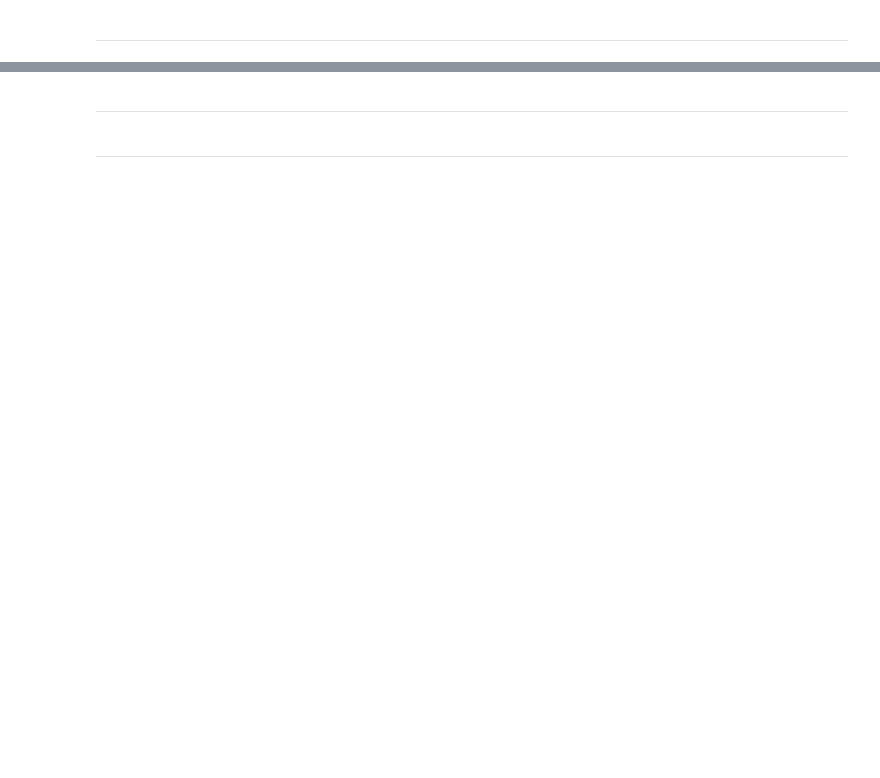
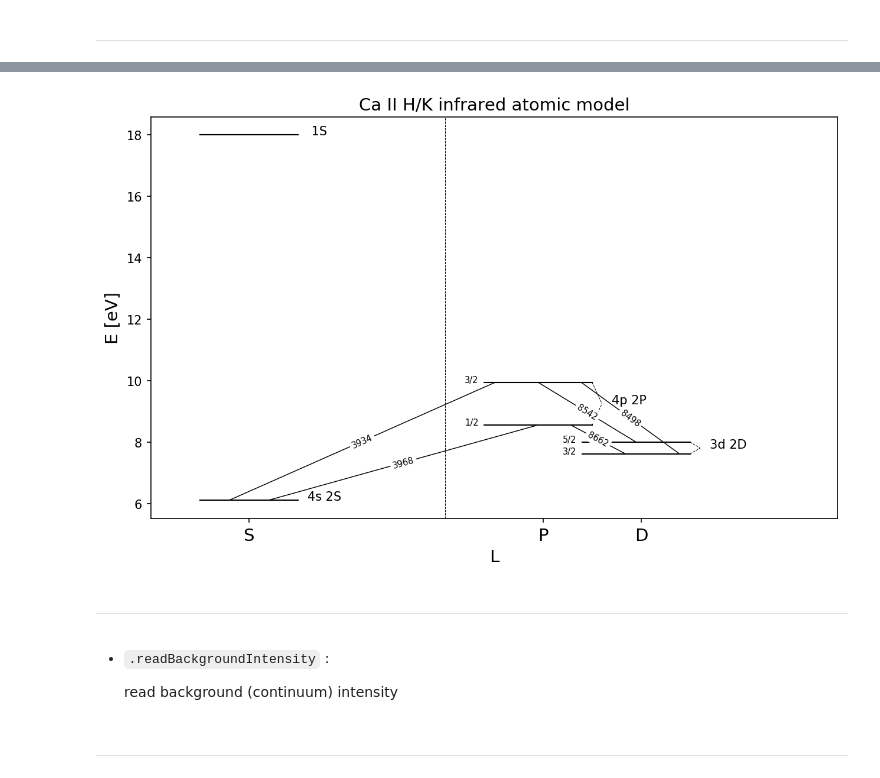
Before and after one commit to kouui/spectra-deprecated, a Jupyter notebook: notebooks/Demo_FullStatisticalEquilirbium_v1.ipynb, the cells around one changed output, grey strips where cells are left out. Drawn from its saved outputs; the diff is of its cells as text; code cells hidden in the pictures; blank space fills up the shorter version.

```diff
--- a/notebooks/Demo_FullStatisticalEquilirbium_v1.ipynb
+++ b/notebooks/Demo_FullStatisticalEquilirbium_v1.ipynb
@@ -38,19 +103,25 @@ atom.read_Radiative_Line_intensity(_folder="../data/intensity/Ca_II/")
 # %%
-gro = Grotrian.Grotrian(_atom=atom, _conf_prefix="1s2.2s2.2p6.3s2.")
+gro = Grotrian.Grotrian(_atom=atom, _conf_prefix="1s2.2s2.2p6.3s2.3p6.")
 gro.make_fig(_figsize=(10,6),_dpi=150, _f=50)
 
 line_plot = (
         (0, 3, "3968", 0.7, 0.5),
         (0, 4, "3934", 0.3, 0.1),
         (1, 3, "8662", 0.4, 0.8),
         (1, 4, "8498", 0.9, 0.9),
         (2, 4, "8542", 0.5, 0.5),
     )
 for i, j, wl, _r1, _r2 in line_plot:
     _ctj1 = atom.Level_info_table[i]
     _ctj2 = atom.Level_info_table[j]
     gro.connect_line(_cfj1=_ctj1, _cfj2=_ctj2, _r1=_r1, _r2=_r2, _c="black", _text=wl, _tsize=7, _r=0.4)
 gro.show_fig()
+# %% [output]
+[figure, added]
 # %% [markdown]
 ---
+# %% [markdown]
+- `.readBackgroundIntensity` :
+
+    read background (continuum) intensity
 # %%
```
Also changed, not shown: parts of 27 cells of this notebook, 4 other files.
